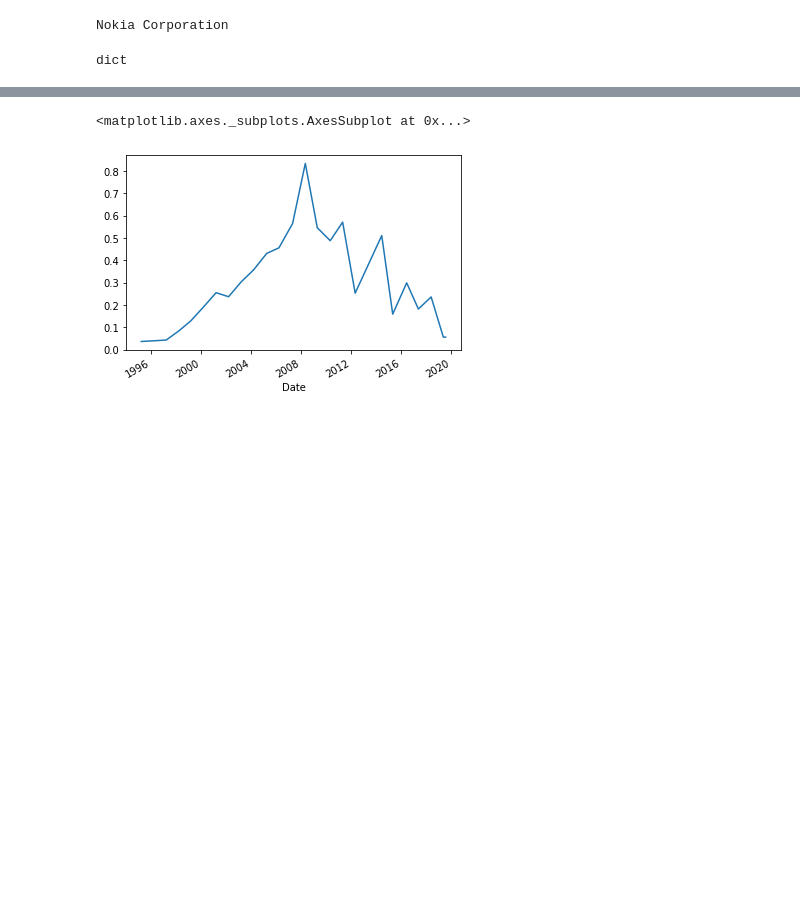
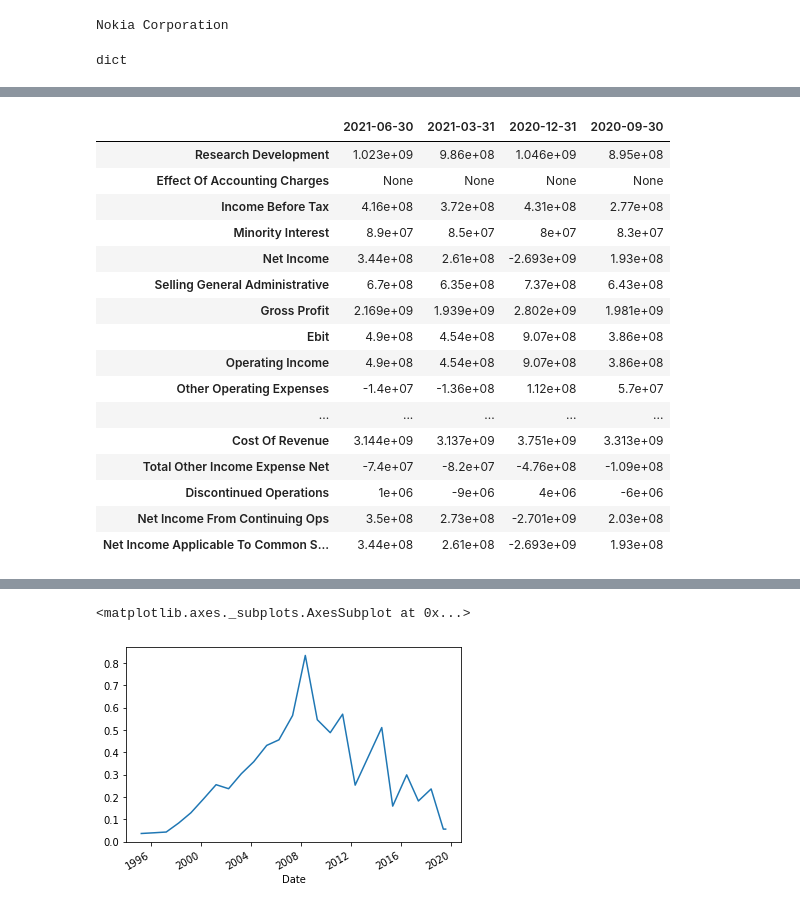
Before and after one commit to pauxru/Paul_Yahoo_Finance_Projects, a Jupyter notebook: Yahoo_finance.ipynb, the cells around one changed output, grey strips where cells are left out. Saved outputs shown, nothing was run; the diff lists cells and outputs as text; code cells hidden in the pictures; blank space fills up the shorter version.

```diff
--- a/Yahoo_finance.ipynb
+++ b/Yahoo_finance.ipynb
@@ -72,0 +88,21 @@ company_info
+# %%
+# How the company spends its money
+company.quarterly_financials
+# %% [output]
+|  | 2021-06-30 | 2021-03-31 | 2020-12-31 | 2020-09-30 |
+| Research Development | 1.023e+09 | 9.86e+08 | 1.046e+09 | 8.95e+08 |
+| Effect Of Accounting Charges | None | None | None | None |
+| Income Before Tax | 4.16e+08 | 3.72e+08 | 4.31e+08 | 2.77e+08 |
+| Minority Interest | 8.9e+07 | 8.5e+07 | 8e+07 | 8.3e+07 |
+| Net Income | 3.44e+08 | 2.61e+08 | -2.693e+09 | 1.93e+08 |
+| Selling General Administrative | 6.7e+08 | 6.35e+08 | 7.37e+08 | 6.43e+08 |
+| Gross Profit | 2.169e+09 | 1.939e+09 | 2.802e+09 | 1.981e+09 |
+| Ebit | 4.9e+08 | 4.54e+08 | 9.07e+08 | 3.86e+08 |
+| Operating Income | 4.9e+08 | 4.54e+08 | 9.07e+08 | 3.86e+08 |
+| Other Operating Expenses | -1.4e+07 | -1.36e+08 | 1.12e+08 | 5.7e+07 |
+| ... | ... | ... | ... | ... |
+| Cost Of Revenue | 3.144e+09 | 3.137e+09 | 3.751e+09 | 3.313e+09 |
+| Total Other Income Expense Net | -7.4e+07 | -8.2e+07 | -4.76e+08 | -1.09e+08 |
+| Discontinued Operations | 1e+06 | -9e+06 | 4e+06 | -6e+06 |
+| Net Income From Continuing Ops | 3.5e+08 | 2.73e+08 | -2.701e+09 | 2.03e+08 |
+| Net Income Applicable To Common S... | 3.44e+08 | 2.61e+08 | -2.693e+09 | 1.93e+08 |
```
Also changed, not shown: parts of 18 cells of this notebook.
